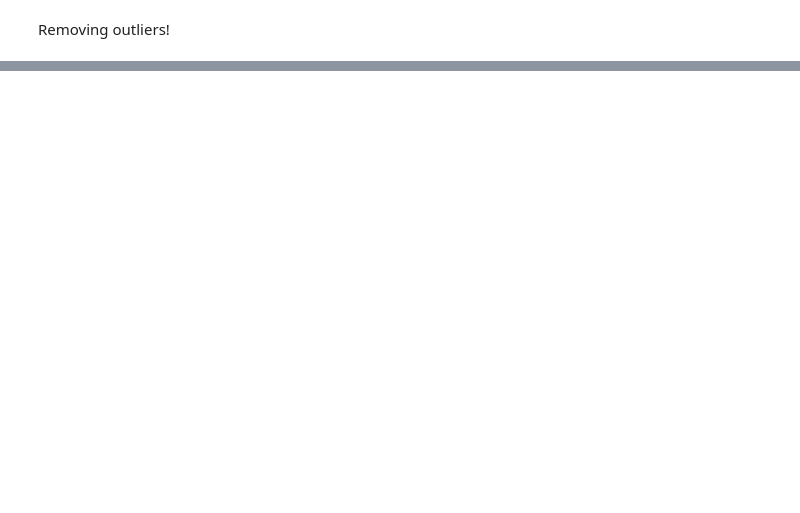
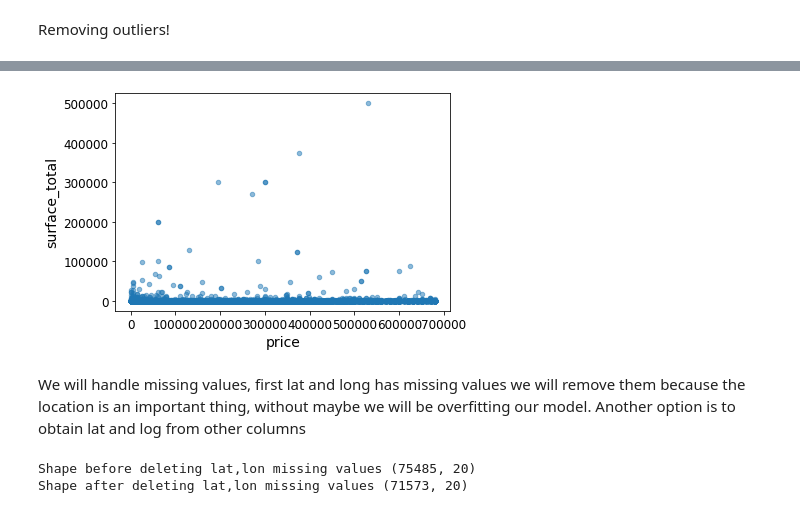
Before and after one commit to Benjacho/properati-ml-forecast, a Jupyter notebook: script.ipynb, the cells around one changed output, grey strips where cells are left out. Saved outputs shown, nothing was run; the diff lists cells and outputs as text; code cells hidden in the pictures; blank space fills up the shorter version.

```diff
--- a/script.ipynb
+++ b/script.ipynb
@@ -406,3 +395,15 @@ description         0.006647
 property_type       0.000000
 operation_type      0.000000
 dtype: float64
+# %%
+def drop_near_to_null_columns(data):
+    print(f'before dataframe shape {data.shape}')
+    percentages = data.isnull().sum() / len(properati) * 100
+    to_del = [i for i, v in enumerate(percentages) if v >= 99]
+    columns = data.columns[to_del]
+    print(f'Columns to del {columns}')
+    data = data.drop(columns, axis=1)
+    print(f'after dataframe shape {data.shape}')
+    return data
+# %%
+properati = drop_near_to_null_columns(properati)
@@ -422,0 +490,7 @@ As we see here without doing data cleaning, we cannot make good visualizations S
+# %%
+properati.plot(kind='scatter', x='price', y='surface_total', alpha=0.5)
+plt.show()
+# %% [output]
+[figure, added]
+# %% [markdown]
+We will handle missing values, first lat and long has missing values we will remove them because the location is an important thing, without maybe we will be overfitting our model. Another option is to obtain lat and log from other columns
@@ -422,0 +503,5 @@ As we see here without doing data cleaning, we cannot make good visualizations S
+# %%
+properati = delete_lat_lon_missing_values(properati)
+# %% [output]
+Shape before deleting lat,lon missing values (75485, 20)
+Shape after deleting lat,lon missing values (71573, 20)
```
Also changed, not shown: parts of 97 cells of this notebook, 2 other files.
